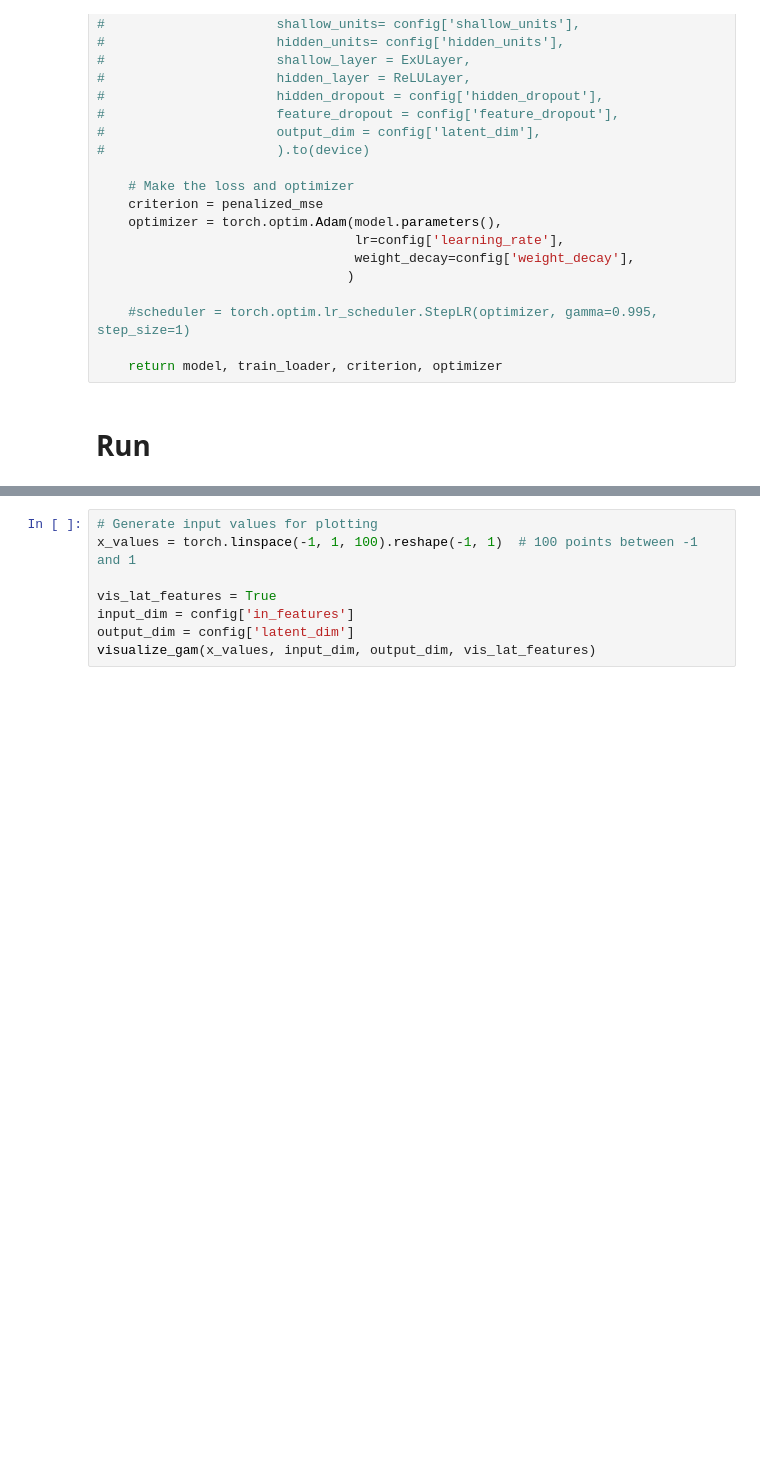
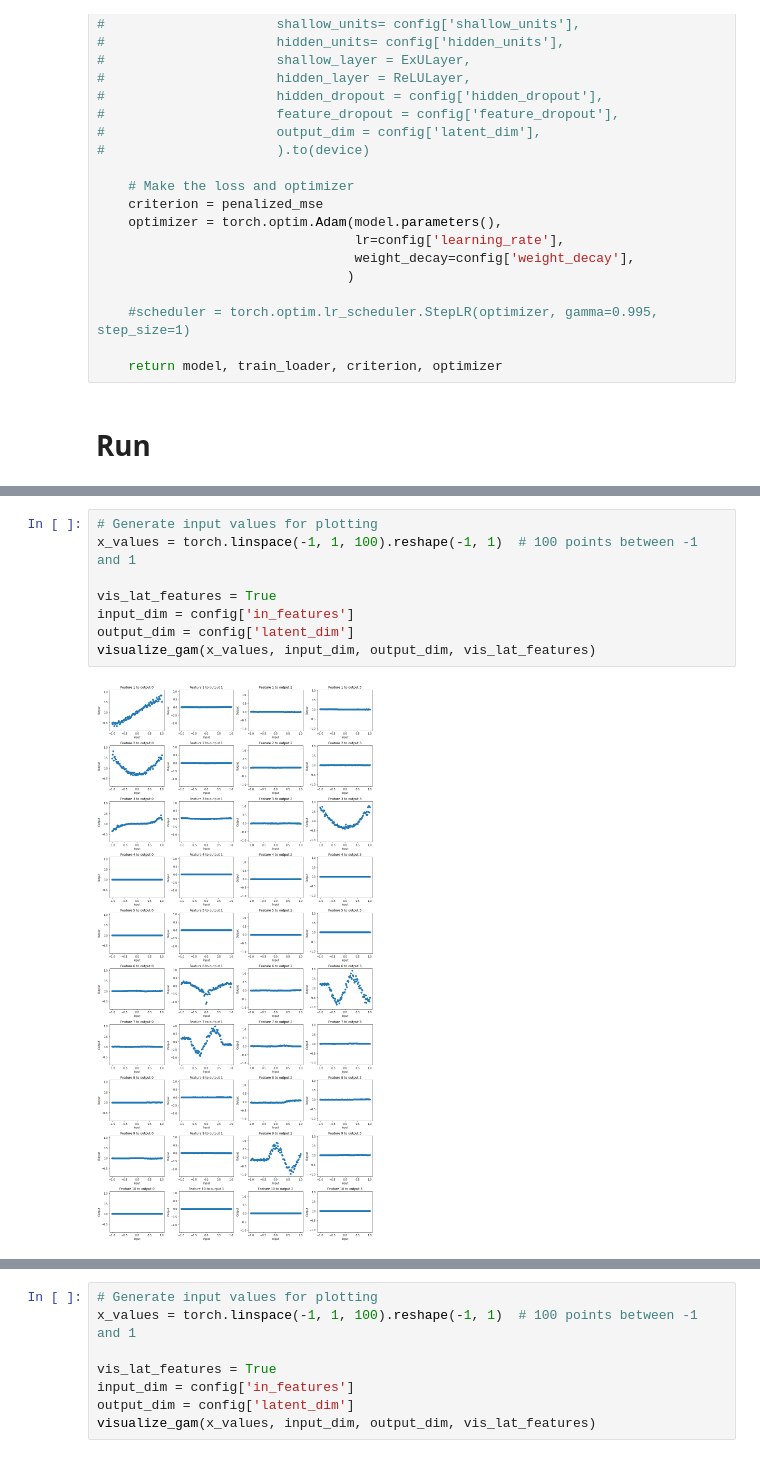
Before and after one commit to yuvalzehavi22/multi-classification-NAM, a Jupyter notebook: multi_class_nam.ipynb, the cells around one changed output, grey strips where cells are left out. Drawn from its saved outputs; the diff is of its cells as text; blank space fills up the shorter version.

```diff
--- a/multi_class_nam.ipynb
+++ b/multi_class_nam.ipynb
@@ -454,6 +455,16 @@ def visualize_gam(x_values,input_dim, output_dim, vis_lat_features = False):
     plt.tight_layout()
     plt.show()
     return
+# %%
+# Generate input values for plotting
+x_values = torch.linspace(-1, 1, 100).reshape(-1, 1)  # 100 points between -1 and 1
+
+vis_lat_features = True
+input_dim = config['in_features']
+output_dim = config['latent_dim']
+visualize_gam(x_values, input_dim, output_dim, vis_lat_features)
+# %% [output]
+[figure, added]
 # %%
 # Generate input values for plotting
 x_values = torch.linspace(-1, 1, 100).reshape(-1, 1)  # 100 points between -1 and 1
```
Also changed, not shown: parts of 7 cells of this notebook, 2 other files.
